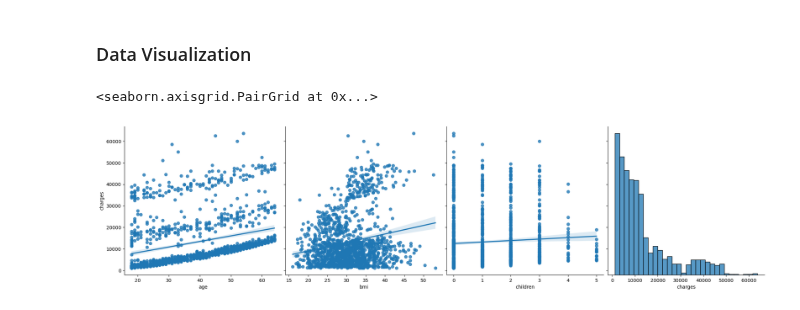
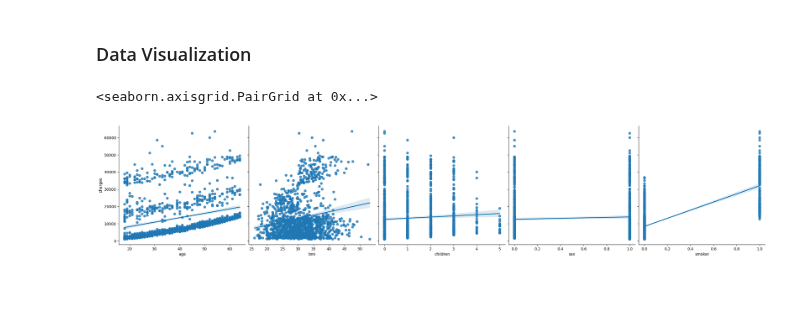
Before and after one commit to andidprastyo/ML-2023, a Jupyter notebook: 03 - Regression/tugas.ipynb, the cells around one changed output. Saved outputs shown, nothing was run; the diff lists cells and outputs as text; code cells hidden in the pictures.

```diff
--- a/03 - Regression/tugas.ipynb
+++ b/03 - Regression/tugas.ipynb
@@ -78,10 +78,14 @@ charges     0
 dtype: int64
 # %% [markdown]
 ### Encoding categorical data
+# %%
+le = LabelEncoder()
+df['sex'] = le.fit_transform(df['sex'])
+df['smoker'] = le.fit_transform(df['smoker'])
 # %% [markdown]
 ### Data Visualization
 # %%
-sns.pairplot(df, x_vars=['age', 'bmi', 'children', 'charges'], y_vars='charges', height=5, aspect=1, kind='reg')
+sns.pairplot(df, x_vars=['age', 'bmi', 'children', 'sex', 'smoker'], y_vars='charges', height=5, aspect=1, kind='reg')
 # %% [output]
 <seaborn.axisgrid.PairGrid at 0x...>
-[figure, old version]
+[figure, new version]
```
Also changed, not shown: parts of 1 cell of this notebook.
